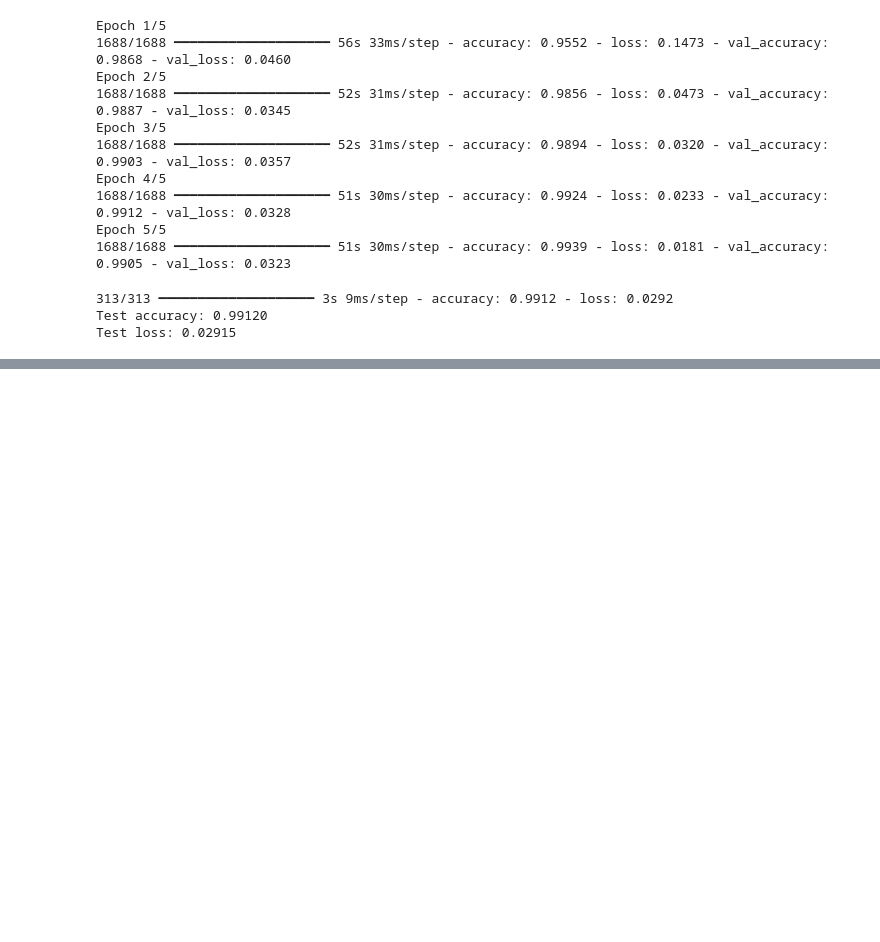
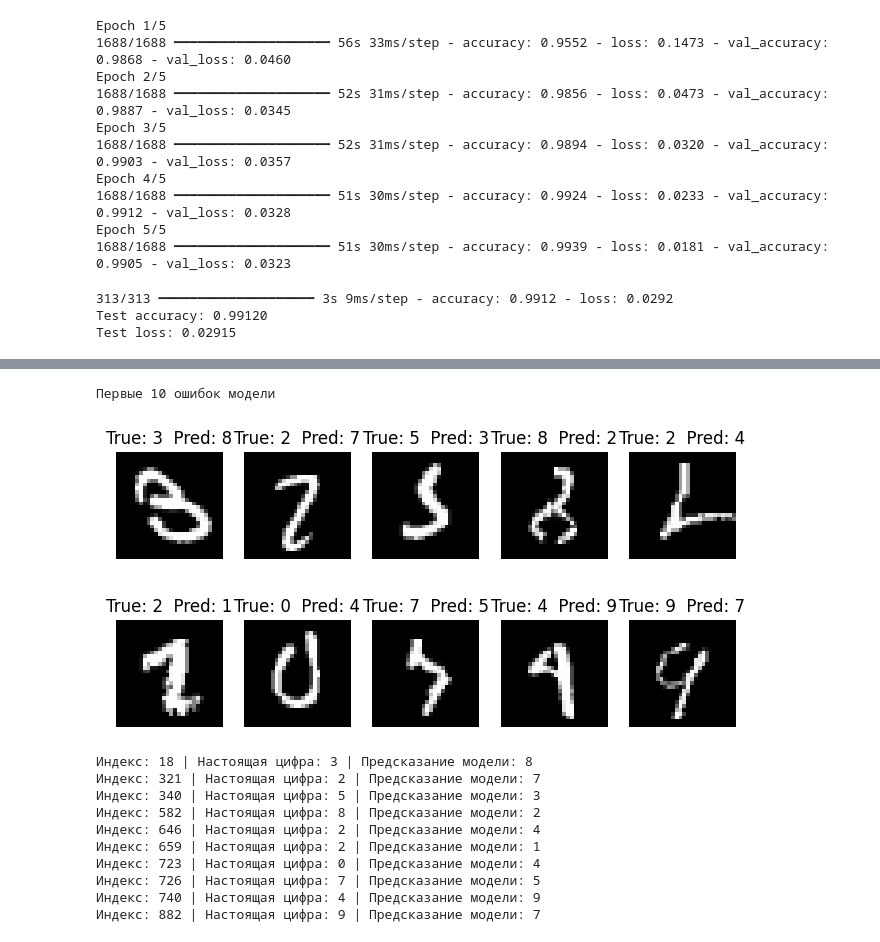
Before and after one commit to aydargor12-oss/mnist-digit-recognition, a Jupyter notebook: MNIST_CNN.ipynb, the cells around one changed output, grey strips where cells are left out. Drawn from its saved outputs; the diff is of its cells as text; code cells hidden in the pictures; blank space fills up the shorter version.

```diff
--- a/MNIST_CNN.ipynb
+++ b/MNIST_CNN.ipynb
@@ -103,3 +103,9 @@ print(f"Test loss: {test_loss:.5f}")
 313/313 ━━━━━━━━━━━━━━━━━━━━ 3s 9ms/step - accuracy: 0.9912 - loss: 0.0292
 Test accuracy: 0.99120
 Test loss: 0.02915
+# %%
+y_pred = model_cnn.predict(x_test)
+y_pred = y_pred.argmax(axis=1)
+errors = np.where(y_pred != y_test)[0]
+
+print("Количество ошибок:", len(errors))
@@ -105,0 +115,32 @@ Test loss: 0.02915
+# %%
+print("Первые 10 ошибок модели")
+print()
+
+plt.figure(figsize=(8, 4))
+for i,index in enumerate(errors[:10]):
+  plt.subplot(2, 5, i + 1)
+  plt.imshow(x_test[index].squeeze(), cmap="grey")
+  plt.title(f"True: {y_test[index]}  Pred: {y_pred[index]}")
+  plt.axis("off")
+
+plt.show()
+
+for ind in errors[0:10]:
+  print(
+      f"Индекс: {ind} | "
+      f"Настоящая цифра: {y_test[ind]} | "
+      f"Предсказание модели: {y_pred[ind]}"
+  )
+# %% [output]
+Первые 10 ошибок модели
+[figure, added]
+Индекс: 18 | Настоящая цифра: 3 | Предсказание модели: 8
+Индекс: 321 | Настоящая цифра: 2 | Предсказание модели: 7
+Индекс: 340 | Настоящая цифра: 5 | Предсказание модели: 3
+Индекс: 582 | Настоящая цифра: 8 | Предсказание модели: 2
+Индекс: 646 | Настоящая цифра: 2 | Предсказание модели: 4
+Индекс: 659 | Настоящая цифра: 2 | Предсказание модели: 1
+Индекс: 723 | Настоящая цифра: 0 | Предсказание модели: 4
+Индекс: 726 | Настоящая цифра: 7 | Предсказание модели: 5
+Индекс: 740 | Настоящая цифра: 4 | Предсказание модели: 9
+Индекс: 882 | Настоящая цифра: 9 | Предсказание модели: 7
```
Also changed, not shown: parts of 1 cell of this notebook.
